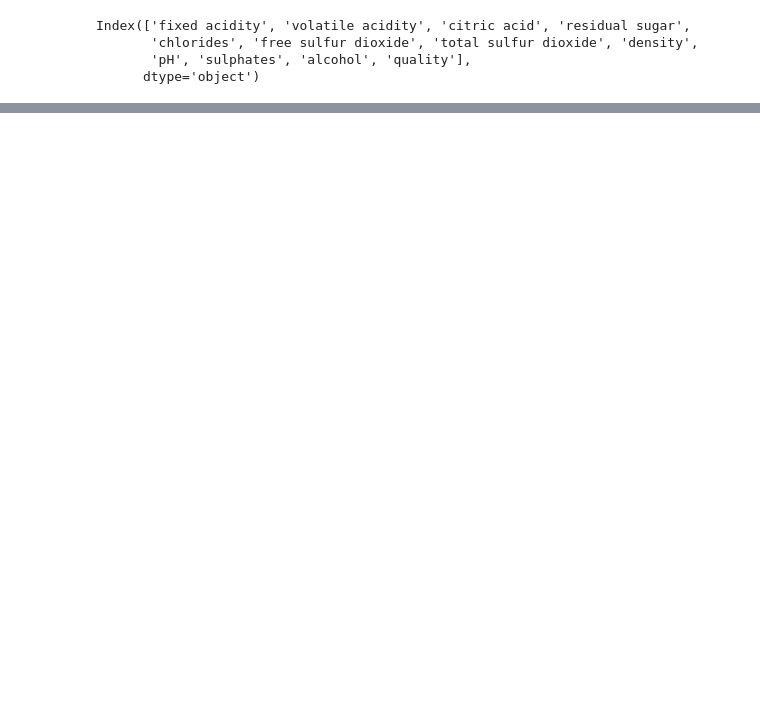
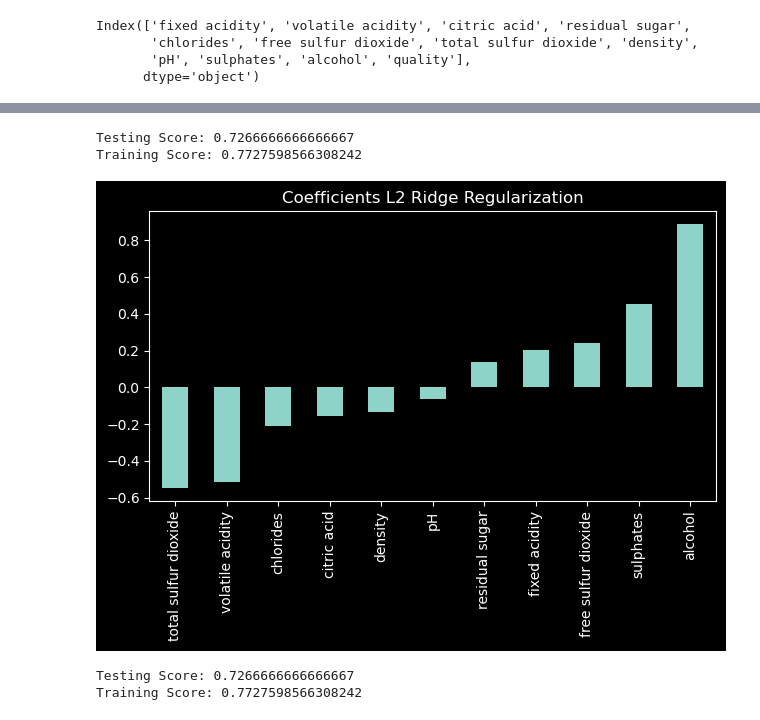
Before and after one commit to awkwardarm/Codecademy-Projects, a Jupyter notebook: Predict Wine Quality with Regularization/Predict Wine Quality with Regularization.ipynb, the cells around one changed output, grey strips where cells are left out. Cells and saved outputs as stored; diff of their text form; code cells hidden in the pictures; blank space fills up the shorter version.

```diff
--- a/Predict Wine Quality with Regularization/Predict Wine Quality with Regularization.ipynb
+++ b/Predict Wine Quality with Regularization/Predict Wine Quality with Regularization.ipynb
@@ -28,3 +61,12 @@ from sklearn.linear_model import LogisticRegression
 # %%
 ## 5. Training and test performance
 from sklearn.metrics import f1_score
+
+y_pred_test = clf_no_reg.predict(x_test)
+y_pred_train = clf_no_reg.predict(x_train)
+
+print('Testing Score:', f1_score(y_test, y_pred_test))
+print('Training Score:', f1_score(y_train, y_pred_train))
+# %% [output]
+Testing Score: 0.7266666666666667
+Training Score: 0.7727598566308242
@@ -39,0 +73,24 @@ C_array = [0.0001, 0.001, 0.01, 0.1, 1]
+# %%
+## 6. Default Implementation (L2-regularized!)
+clf_default = LogisticRegression()
+clf_default.fit(x_train, y_train)
+
+predictors = features.columns
+coefficients = clf_default.coef_.ravel()
+coef = pd.Series(coefficients, predictors).sort_values()
+coef.plot(kind='bar', title = 'Coefficients L2 Ridge Regularization')
+plt.tight_layout()
+plt.show()
+# %% [output]
+[figure, added]
+# %%
+## 7. Ridge Scores
+
+y_pred_test = clf_default.predict(x_test)
+y_pred_train = clf_default.predict(x_train)
+
+print('Testing Score:', f1_score(y_test, y_pred_test))
+print('Training Score:', f1_score(y_train, y_pred_train))
+# %% [output]
+Testing Score: 0.7266666666666667
+Training Score: 0.7727598566308242
```
Also changed, not shown: parts of 22 cells of this notebook.
